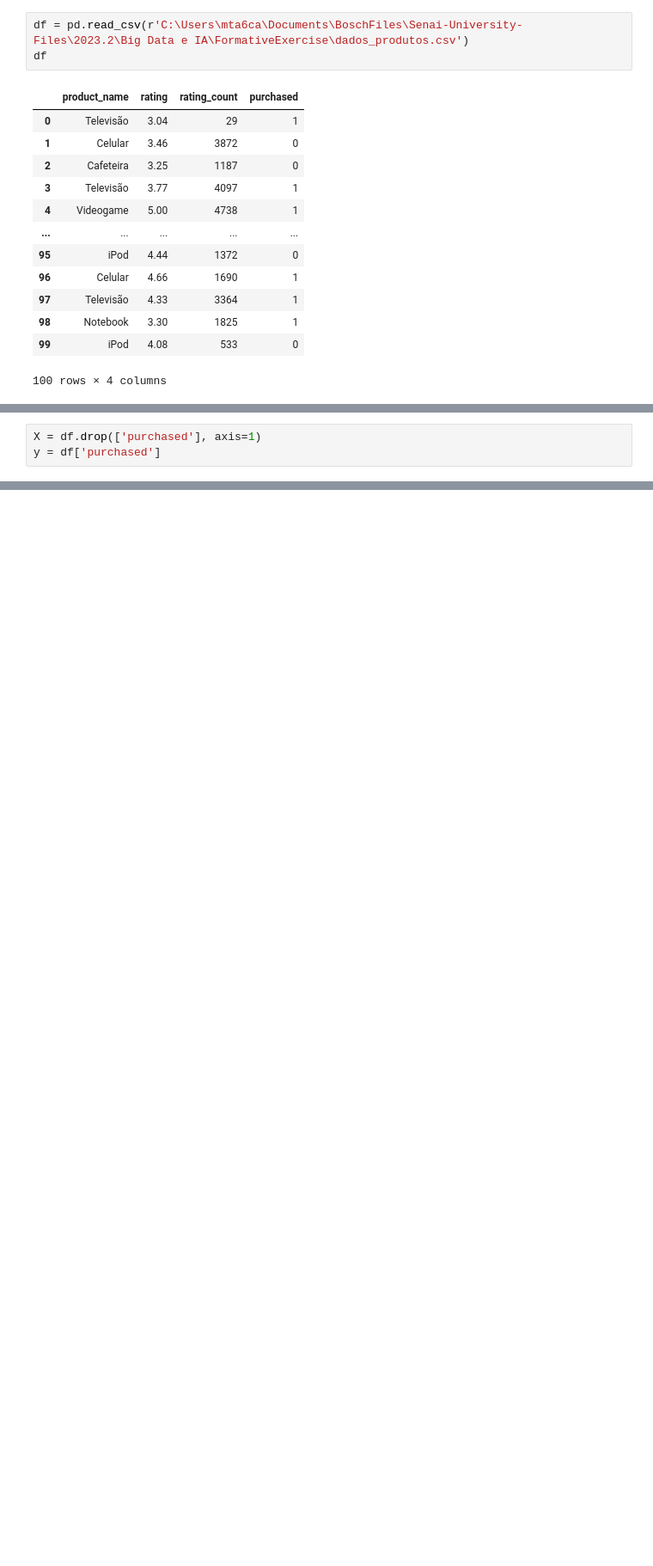
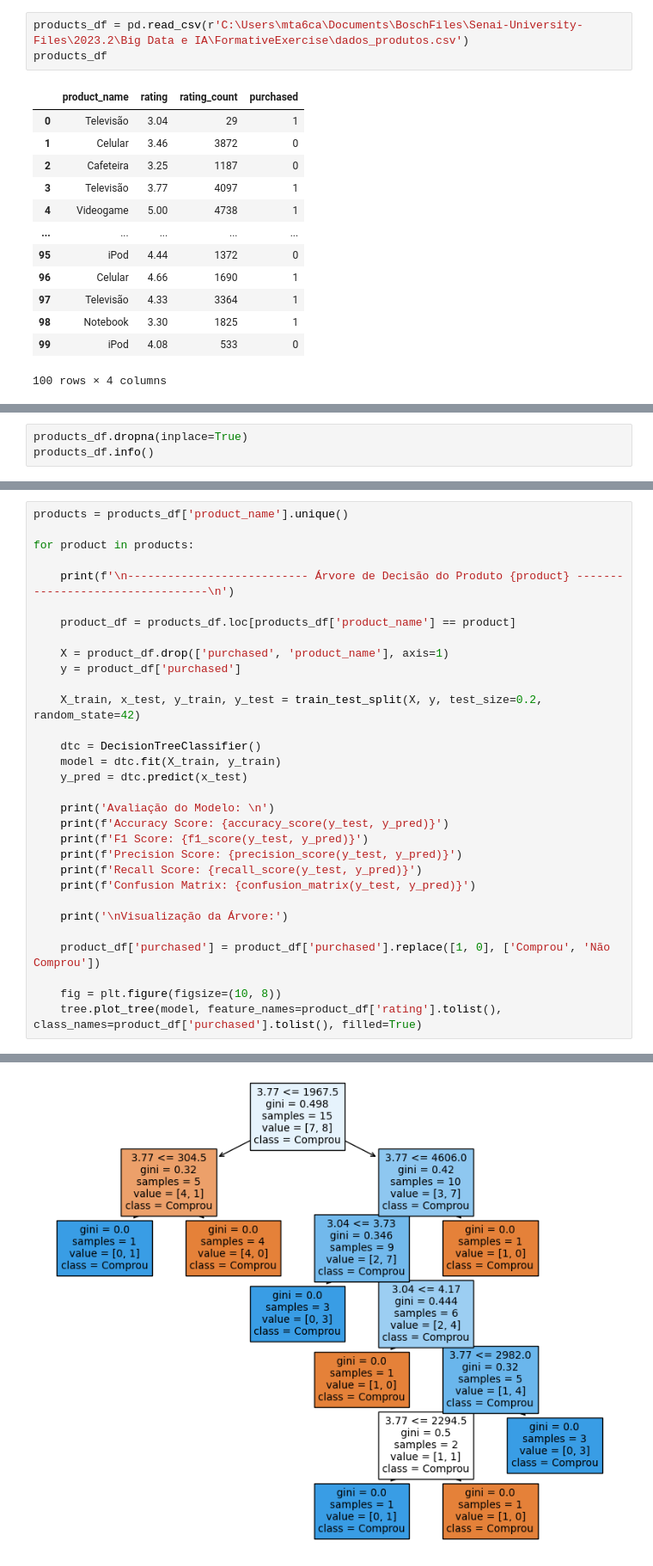
Before and after one commit to ThiagoMargoni/Senai-University-Files, a Jupyter notebook: 2023.2/Big Data e IA/FormativeExercise/products.ipynb, the cells around one changed output, grey strips where cells are left out. Shown: that part at 86% size. Drawn from its saved outputs; the diff is of its cells as text; blank space fills up the shorter version.

Commit message:
Finishing exercises

```diff
--- a/2023.2/Big Data e IA/FormativeExercise/products.ipynb
+++ b/2023.2/Big Data e IA/FormativeExercise/products.ipynb
@@ -6,6 +10,6 @@ import numpy as np
 # %%
-df = pd.read_csv(r'C:\Users\mta6ca\Documents\BoschFiles\Senai-University-Files\2023.2\Big Data e IA\FormativeExercise\dados_produtos.csv')
-df
+products_df = pd.read_csv(r'C:\Users\mta6ca\Documents\BoschFiles\Senai-University-Files\2023.2\Big Data e IA\FormativeExercise\dados_produtos.csv')
+products_df
 # %% [output]
 |  | product_name | rating | rating_count | purchased |
 | 0 | Televisão | 3.04 | 29 | 1 |
@@ -86,0 +76,3 @@ memory usage: 2.5 KB
+# %%
+products_df.dropna(inplace=True)
+products_df.info()
@@ -90,3 +96,32 @@ from sklearn.model_selection import train_test_split
-# %%
-X = df.drop(['purchased'], axis=1)
-y = df['purchased']
+# %%
+products = products_df['product_name'].unique()
+
+for product in products:
+
+    print(f'\n--------------------------- Árvore de Decisão do Produto {product} ---------------------------------\n')
+
+    product_df = products_df.loc[products_df['product_name'] == product]
+
+    X = product_df.drop(['purchased', 'product_name'], axis=1)
+    y = product_df['purchased']
+
+    X_train, x_test, y_train, y_test = train_test_split(X, y, test_size=0.2, random_state=42)
+
+    dtc = DecisionTreeClassifier()
+    model = dtc.fit(X_train, y_train)
+    y_pred = dtc.predict(x_test)
+
+    print('Avaliação do Modelo: \n')
+    print(f'Accuracy Score: {accuracy_score(y_test, y_pred)}')
+    print(f'F1 Score: {f1_score(y_test, y_pred)}')
+    print(f'Precision Score: {precision_score(y_test, y_pred)}')
+    print(f'Recall Score: {recall_score(y_test, y_pred)}')
+    print(f'Confusion Matrix: {confusion_matrix(y_test, y_pred)}')
+
+    print('\nVisualização da Árvore:')
+
+    product_df['purchased'] = product_df['purchased'].replace([1, 0], ['Comprou', 'Não Comprou'])
+
+    fig = plt.figure(figsize=(10, 8))
+    tree.plot_tree(model, feature_names=product_df['rating'].tolist(), class_names=product_df['purchased'].tolist(), filled=True)
+# %% [output]
@@ -92,0 +145 @@ y = df['purchased']
+[figure, added]
```
Also changed, not shown: parts of 12 cells of this notebook, 1 other file.
